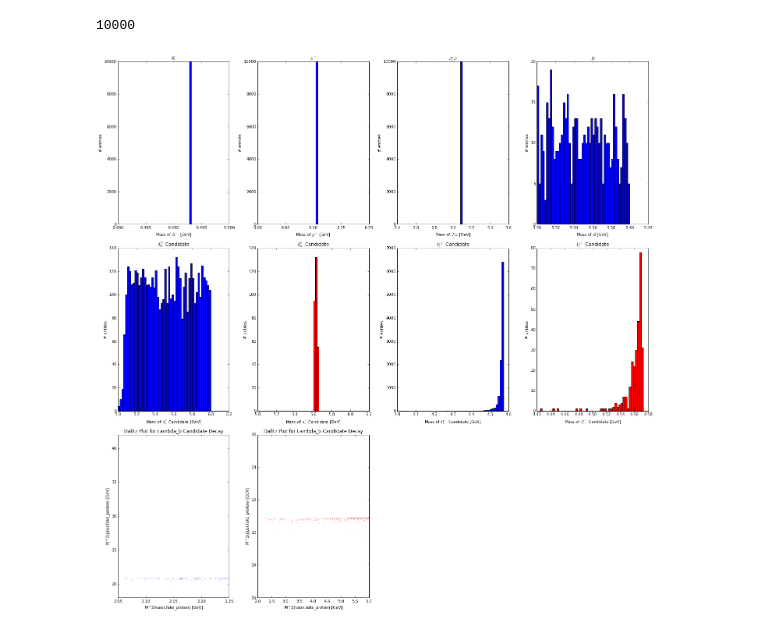
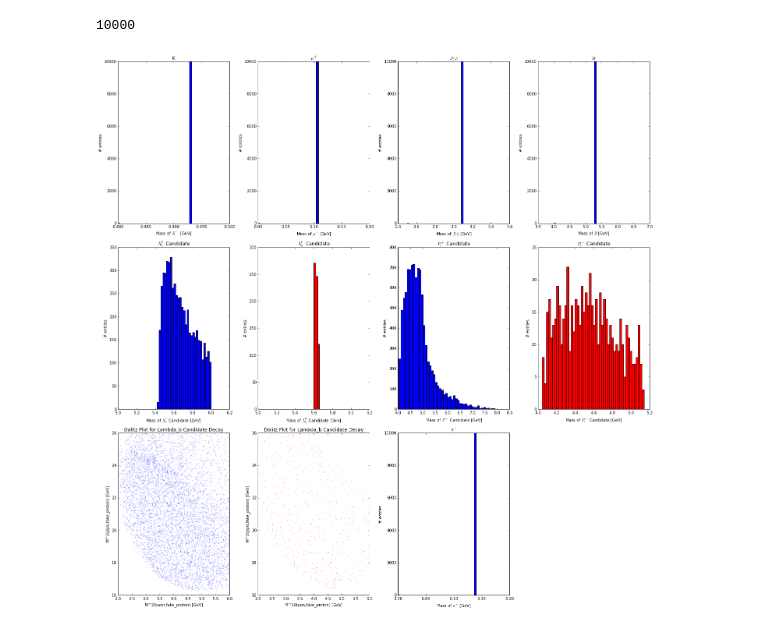
Before and after one commit to mattbellis/Siena_College_research_with_Sandy_Spicer, a Jupyter notebook: B Meson Decay.ipynb, the cells around one changed output. Cells and saved outputs as stored; diff of their text form; code cells hidden in the pictures.

```diff
--- a/B Meson Decay.ipynb
+++ b/B Meson Decay.ipynb
@@ -107,12 +115,12 @@ for collision in collisions:
     jpsi_mass.append(mjpsi)
     #print jpsi_mass[0]
 
-    bm_p4 = add_4_vecs([jpsi_p4,pion_p4,kaon_p4])
+    bm_p4 = add_4_vecs([muon_p41,muon_p42,pion_p4,kaon_p4])
     mbm = mass(bm_p4)
     bm_mass.append(mbm)
 
     fake_proton1 = redefine_4_vec(pion_p4,0.938)
-    fake_kaon = redefine_4_vec(fake_proton1,0.494)
+    fake_kaon = redefine_4_vec(pion_p4,0.494)
     fake_proton2 = redefine_4_vec(kaon_p4,0.938)
 
     fake_lbp41 = add_4_vecs([jpsi_p4,kaon_p4,fake_proton1])
@@ -184,6 +192,12 @@ plt.title(r'$\mu^+$')
 plt.xlabel(r'Mass of $\mu^+$ [GeV]')
 plt.ylabel('# entries')
 
+plt.subplot(3,4,11)
+plt.hist(pion_mass,bins=50,range=(0,0.2))
+plt.title(r'$\pi^+$')
+plt.xlabel(r'Mass of $\pi^+$ [GeV]')
+plt.ylabel('# entries')
+
 plt.subplot(3,4,3)
 plt.hist(jpsi_mass,bins=50,range=(2.5,3.5))
 plt.title(r'$J/\psi$')
@@ -191,7 +205,7 @@ plt.xlabel(r'Mass of $J/\psi$ [GeV]')
 plt.ylabel('# entries')
 
 plt.subplot(3,4,4)
-plt.hist(bm_mass,bins=50,range=(5.3,5.4))
+plt.hist(bm_mass,bins=50,range=(4,7))
 plt.title(r'$B$')
 plt.xlabel(r'Mass of $B$ [GeV]')
 plt.ylabel(r'# entries')
@@ -213,39 +227,40 @@ plt.plot(x_values1,y_values1,'b.',alpha=1.0,markersize=1.0) # Alpha is transpare
 plt.xlabel("M^2(kaon,fake_proton) [GeV]")
 plt.ylabel("M^2(j/psi,fake_proton) [GeV]")
 plt.title("Dalitz Plot for Lambda_b Candidate Decay")
-plt.xlim([2.05,2.25])
-plt.ylim([18,42])
+plt.xlim([2,6])
+plt.ylim([16,26])
+
 
 jpsi_window = 0.048
 
 index = fake_lambda_b_mass1>5.6
 index *= fake_lambda_b_mass1<5.65
 index *= jpsi_mass>3.096-jpsi_window
 index *= jpsi_mass>3.096+jpsi_window
 
 if len(index[index])>0:
 
     plt.subplot(3,4,6)
     plt.hist(fake_lambda_b_mass1[index],bins=50,range=(5,6),color='red')
     plt.title(r'$\Lambda_b^0$ Candidate')
     plt.xlabel(r'Mass of $\Lambda_b^0$ Candidate [GeV]')
     plt.ylabel(r'# entries')
 
     plt.subplot(3,4,8)
     plt.hist(pq_mass1[index],bins=50,color='red')
     plt.title(r'$P_c^+$ Candidate')
     plt.xlabel(r'Mass of $P_c^+$ Candidate [GeV]')
     plt.ylabel(r'# entries')
 
     plt.subplot(3,4,10)
     plt.plot(x_values1[index],y_values1[index],'r.',alpha=1.,markersize=1.0) # Alpha is transparency
     plt.xlabel("M^2(kaon,fake_proton) [GeV]")
     plt.ylabel("M^2(j/psi,fake_proton) [GeV]")
     plt.title("Dalitz Plot for Lambda_b Candidate Decay")
     plt.xlim([2,6])
     plt.ylim([16,26])
 
 
 plt.tight_layout()
 # %% [output]
-[figure, old version]
+[figure, new version]
```
Also changed, not shown: parts of 7 cells of this notebook, 5 other files.
